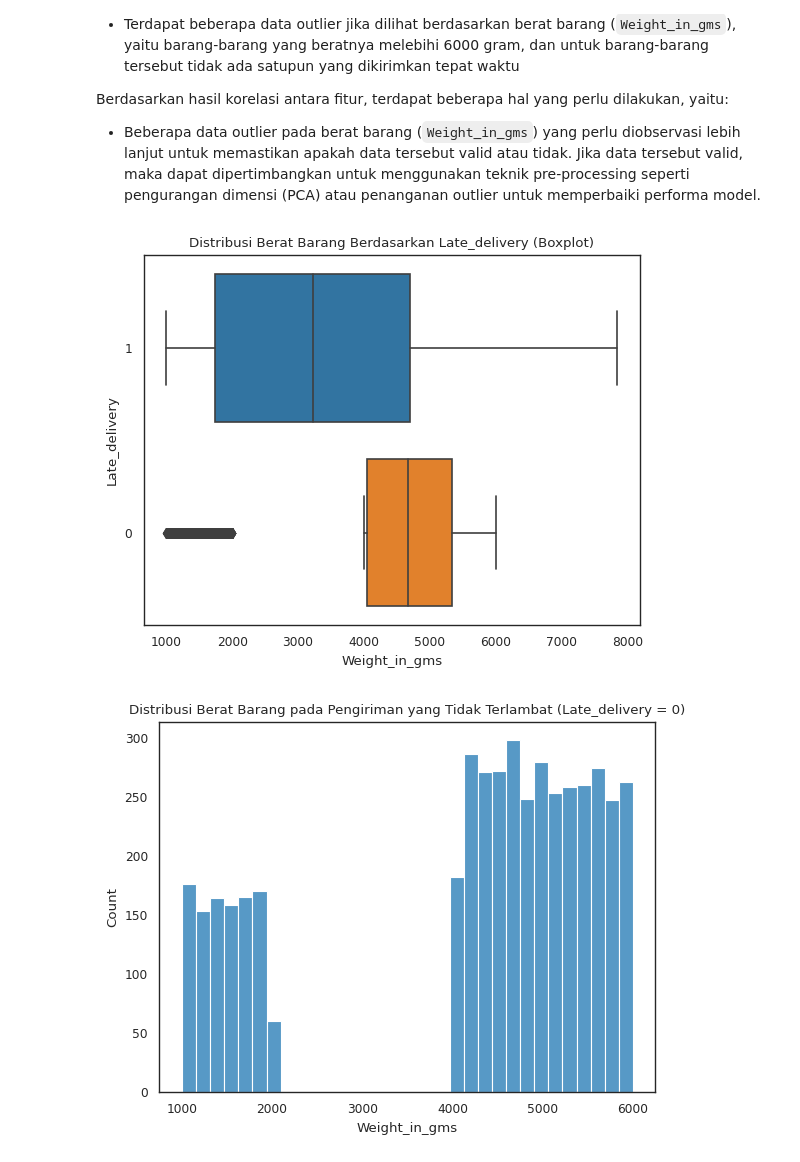
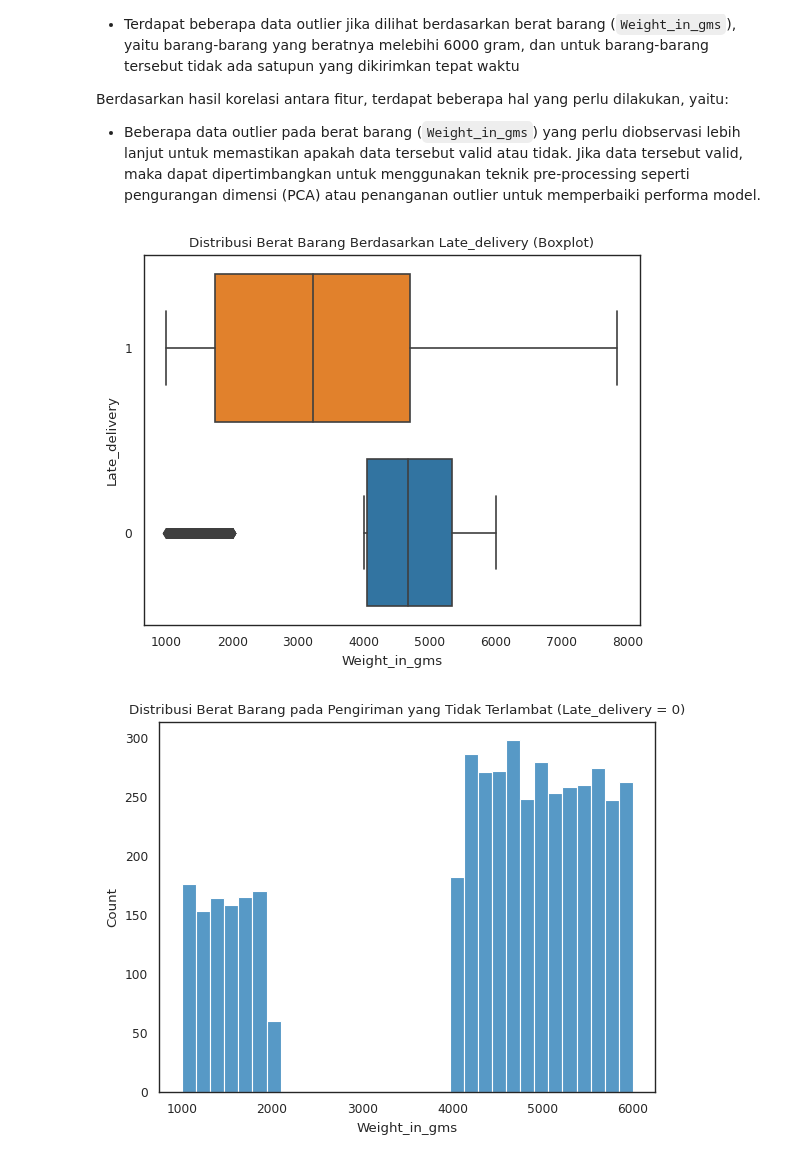
Before and after one commit to uniainiyah/ecommerce-ds, a Jupyter notebook: Final_Project_DS_Rakamin_Batch_31_Kelompok_4_(Cobra).ipynb, the cells around one changed output. Saved outputs shown, nothing was run; the diff lists cells and outputs as text; code cells hidden in the pictures.

Commit message:
fixes on plot colors, fixed decision tree model and manual tuning

```diff
--- a/Final_Project_DS_Rakamin_Batch_31_Kelompok_4_(Cobra).ipynb
+++ b/Final_Project_DS_Rakamin_Batch_31_Kelompok_4_(Cobra).ipynb
@@ -308,11 +306,11 @@ Berdasarkan hasil korelasi antara fitur, terdapat beberapa hal yang perlu dilaku
 - Beberapa data outlier pada berat barang (`Weight_in_gms`) yang perlu diobservasi lebih lanjut untuk memastikan apakah data tersebut valid atau tidak. Jika data tersebut valid, maka dapat dipertimbangkan untuk menggunakan teknik pre-processing seperti pengurangan dimensi (PCA) atau penanganan outlier untuk memperbaiki performa model.
 # %%
 # check distribution of item weight based on 'reached on time'
-sns.boxplot(data=df.astype({'Late_delivery':'string'}), x="Weight_in_gms", y="Late_delivery").set(title="Distribusi Berat Barang Berdasarkan Late_delivery (Boxplot)")
+sns.boxplot(data=df.astype({'Late_delivery':'string'}), x="Weight_in_gms", y="Late_delivery", palette=['tab:orange', 'tab:blue']).set(title="Distribusi Berat Barang Berdasarkan Late_delivery (Boxplot)")
 
 plt.minorticks_on()
 plt.show()
 # %% [output]
-[figure, old version]
+[figure, new version]
 # %%
 # create weight histplot for late deliveries
```
Also changed, not shown: parts of 32 cells of this notebook.
